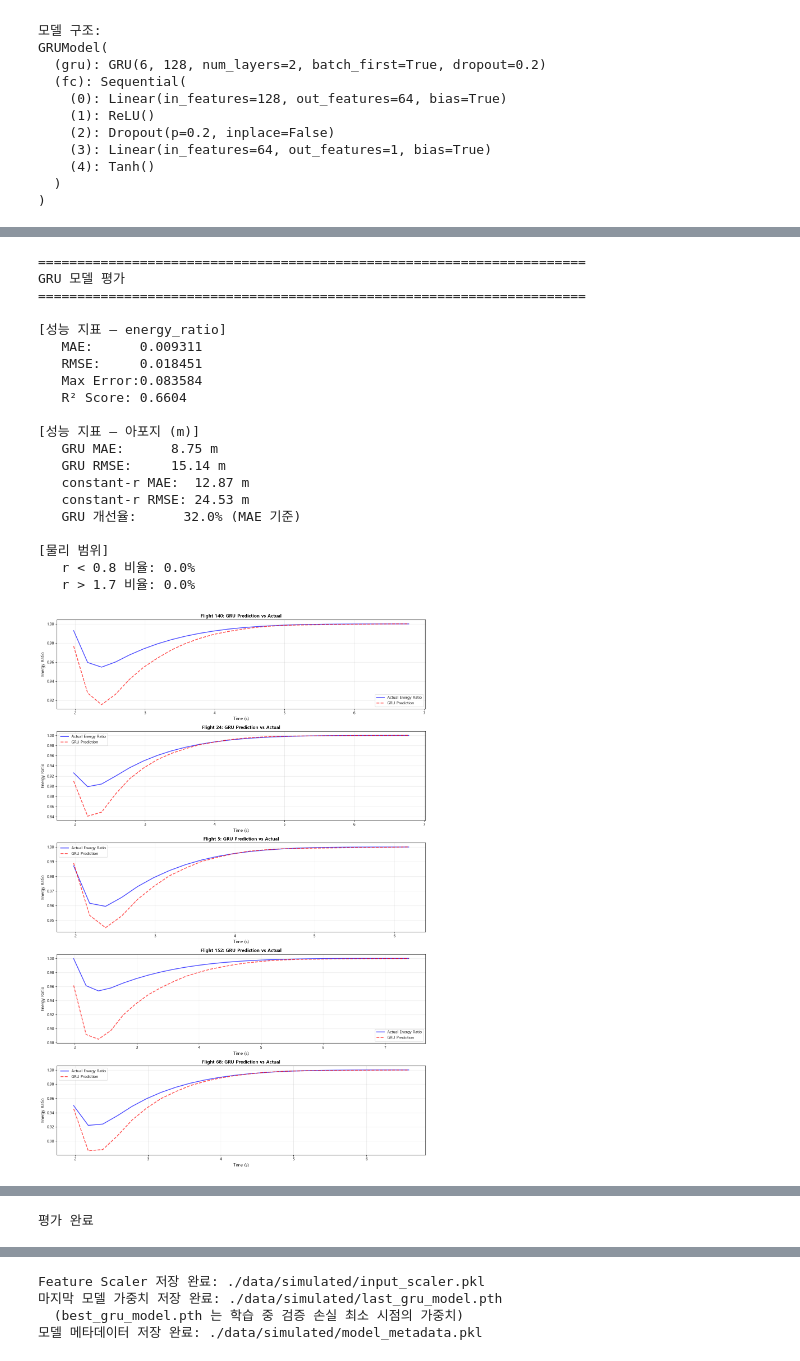
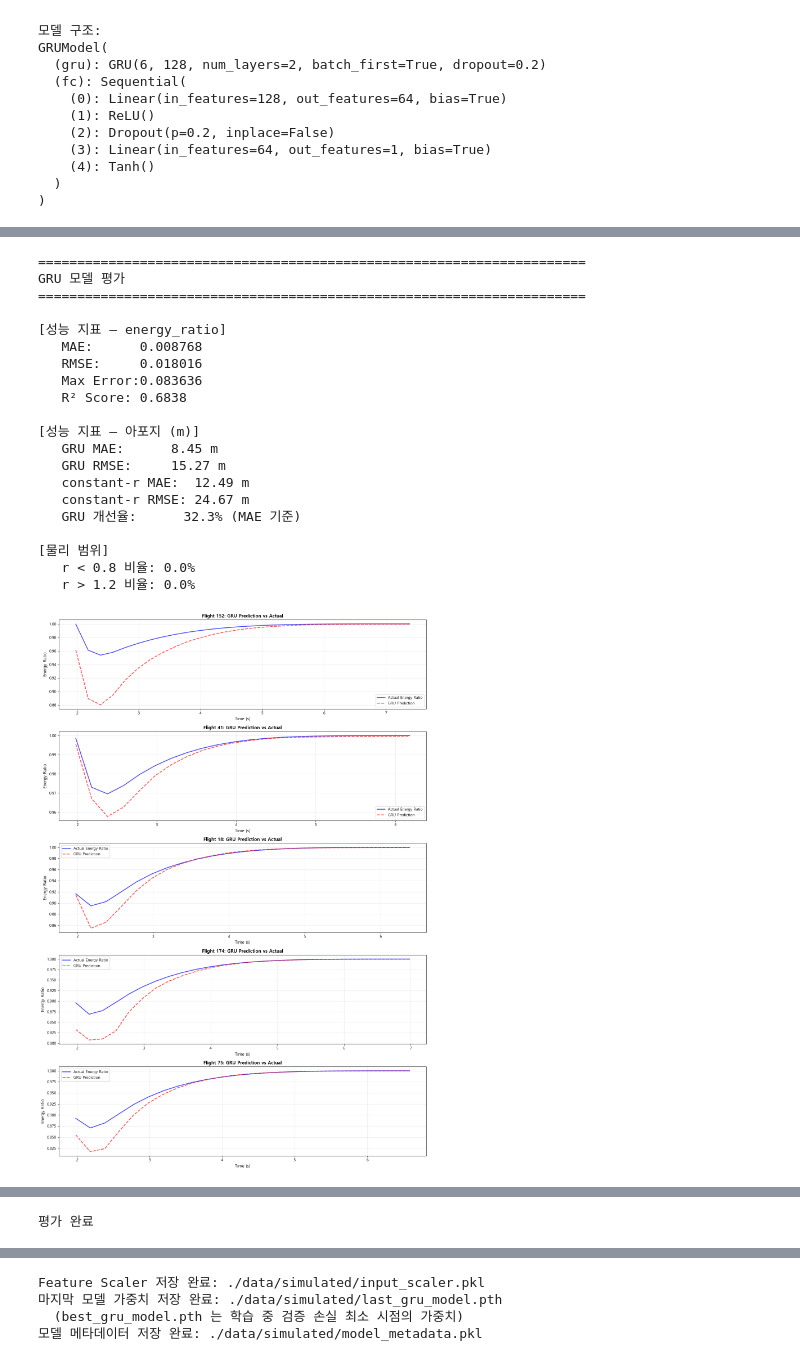
Before and after one commit to postech-psi/psintelligence, a Jupyter notebook: step4-LSTM&GRU.ipynb, the cells around one changed output, grey strips where cells are left out. Drawn from its saved outputs; the diff is of its cells as text; code cells hidden in the pictures.

```diff
--- a/step4-LSTM&GRU.ipynb
+++ b/step4-LSTM&GRU.ipynb
@@ -377,6 +377,8 @@ class SlidingWindowDataset(Dataset):
         self.targets = []
         self.apogees = []
         self.times = []
+        self.h_clean = []
+        self.v_clean = []
         self.flight_ids = []
 
         for flight_id in data_df['flight_id'].unique():
@@ -388,14 +390,17 @@ class SlidingWindowDataset(Dataset):
             # Sliding Window 적용 (마지막 윈도 포함: +1)
             for i in range(0, len(flight_features) - window_size + 1, stride):
                 seq = flight_features[i:i + window_size]
+                last = flight_data.iloc[i + window_size - 1]
                 target = flight_targets[i + window_size - 1]
-                last_t = float(flight_data.iloc[i + window_size - 1]['time'])
+                last_t = float(last['time'])
                 apogee = float(apogee_map[flight_id]) if apogee_map else float(flight_targets.max())
 
                 self.sequences.append(seq)
                 self.targets.append(target)
                 self.apogees.append(apogee)
                 self.times.append(last_t)
+                self.h_clean.append(float(last['altitude']))
+                self.v_clean.append(float(last['velocity_z']))
                 self.flight_ids.append(flight_id)
 
         # PyTorch 텐서로 변환
@@ -403,6 +408,8 @@ class SlidingWindowDataset(Dataset):
         self.targets = torch.FloatTensor(np.array(self.targets))
         self.apogees = torch.FloatTensor(np.array(self.apogees))
         self.times = np.array(self.times)
+        self.h_clean = torch.FloatTensor(np.array(self.h_clean))
+        self.v_clean = torch.FloatTensor(np.array(self.v_clean))
         self.flight_ids = np.array(self.flight_ids)
 
         self.target_scaler = None
@@ -416,7 +423,8 @@ class SlidingWindowDataset(Dataset):
         return len(self.sequences)
 
     def __getitem__(self, idx):
-        return self.sequences[idx], self.targets[idx], self.apogees[idx], self.times[idx]
+        return (self.sequences[idx], self.targets[idx], self.apogees[idx],
+                self.times[idx], self.h_clean[idx], self.v_clean[idx])
 
 if 'dynamic_pressure' not in df.columns:
     # 고도에 따른 공기 밀도(ISA 모델 근사)
@@ -452,8 +460,8 @@ print()
 
 # Train/Val/Test 분할 (비행 단위) — 스케일러 fit 보다 먼저!
 flight_ids = df['flight_id'].unique()
-train_ids, temp_ids = train_test_split(flight_ids, test_size=0.3, random_state=42)
-val_ids, test_ids = train_test_split(temp_ids, test_size=0.5, random_state=42)
+train_ids, temp_ids = train_test_split(flight_ids, test_size=0.4, random_state=42)
+val_ids, test_ids = train_test_split(temp_ids, test_size=0.625, random_state=42)
 
 # 스케일러는 train 비행으로만 fit (누수 방지)
 train_scaler = StandardScaler().fit(df[df['flight_id'].isin(train_ids)][feature_cols].values)
@@ -842,12 +846,10 @@ def evaluate_gru_model(model, test_loader):
     h_consts = []
 
     with torch.no_grad():
-        for batch_x, batch_targets, batch_apogee, _ in test_loader:
+        for batch_x, batch_targets, batch_apogee, _, batch_h, batch_v in test_loader:
             batch_x = batch_x.to(device)
-
-            sc = full_dataset.feature_scaler
-            h_curr = batch_x[:, -1, 0] * float(sc.scale_[0]) + float(sc.mean_[0])
-            v_z = batch_x[:, -1, 1] * float(sc.scale_[1]) + float(sc.mean_[1])
+            h_curr = batch_h.to(device)
+            v_z = batch_v.to(device)
 
             h_apogee_pred, r_pred = model(batch_x, h_curr, v_z)
 
@@ -940,13 +942,12 @@ print(f"   constant-r MAE:  {_const_mae:.2f} m")
 print(f"   constant-r RMSE: {_const_rmse:.2f} m")
 print(f"   GRU 개선율:      {(1 - apogee_mae / _const_mae) * 100:.1f}% (MAE 기준)")
 
-# 물리 범위 준수 여부 (r ∈ 0.3~1.7)
 r_below_08 = np.mean(predictions < 0.8) * 100
-r_above_17 = np.mean(predictions > 1.7) * 100
+r_above_12 = np.mean(predictions > 1.2) * 100
 
 print(f"\n[물리 범위]")
 print(f"   r < 0.8 비율: {r_below_08:.1f}%")
-print(f"   r > 1.7 비율: {r_above_17:.1f}%")
+print(f"   r > 1.2 비율: {r_above_12:.1f}%")
 
 # 시각화
 plot_prediction_comparison(predictions, targets, full_dataset.flight_ids[test_indices],
@@ -963,41 +964,41 @@ plt.title('Distribution of Energy Ratio', fontsize=12, fontweight='bold')
 plt.legend(fontsize=10)
 plt.grid(True, alpha=0.3)
 
 plt.subplot(1, 2, 2)
 plt.scatter(targets, predictions, alpha=0.5, s=10)
 plt.plot([0.7, 1.7], [0.7, 1.7], 'r--', linewidth=2, label='Perfect Prediction')
 plt.xlabel('Actual Energy Ratio', fontsize=11)
 plt.ylabel('Predicted Energy Ratio', fontsize=11)
 plt.title('Actual vs Predicted', fontsize=12, fontweight='bold')
 plt.legend(fontsize=10)
 plt.grid(True, alpha=0.3)
 plt.xlim(0.7, 1.7)
 plt.ylim(0.7, 1.7)
 
 plt.tight_layout()
 plt.savefig('./data/simulated/gru_evaluation.png', dpi=150)
 plt.show()
 
 print("\n평가 완료")
 # %% [output]
 ======================================================================
 GRU 모델 평가
 ======================================================================
 
 [성능 지표 — energy_ratio]
-   MAE:      0.009311
-   RMSE:     0.018451
-   Max Error:0.083584
-   R² Score: 0.6604
+   MAE:      0.008768
+   RMSE:     0.018016
+   Max Error:0.083636
+   R² Score: 0.6838
 
 [성능 지표 — 아포지 (m)]
-   GRU MAE:      8.75 m
-   GRU RMSE:     15.14 m
-   constant-r MAE:  12.87 m
-   constant-r RMSE: 24.53 m
-   GRU 개선율:      32.0% (MAE 기준)
+   GRU MAE:      8.45 m
+   GRU RMSE:     15.27 m
+   constant-r MAE:  12.49 m
+   constant-r RMSE: 24.67 m
+   GRU 개선율:      32.3% (MAE 기준)
 
 [물리 범위]
    r < 0.8 비율: 0.0%
-   r > 1.7 비율: 0.0%
+   r > 1.2 비율: 0.0%
-[figure, old version]
+[figure, new version]
```
Also changed, not shown: parts of 6 cells of this notebook, 18 other files.
